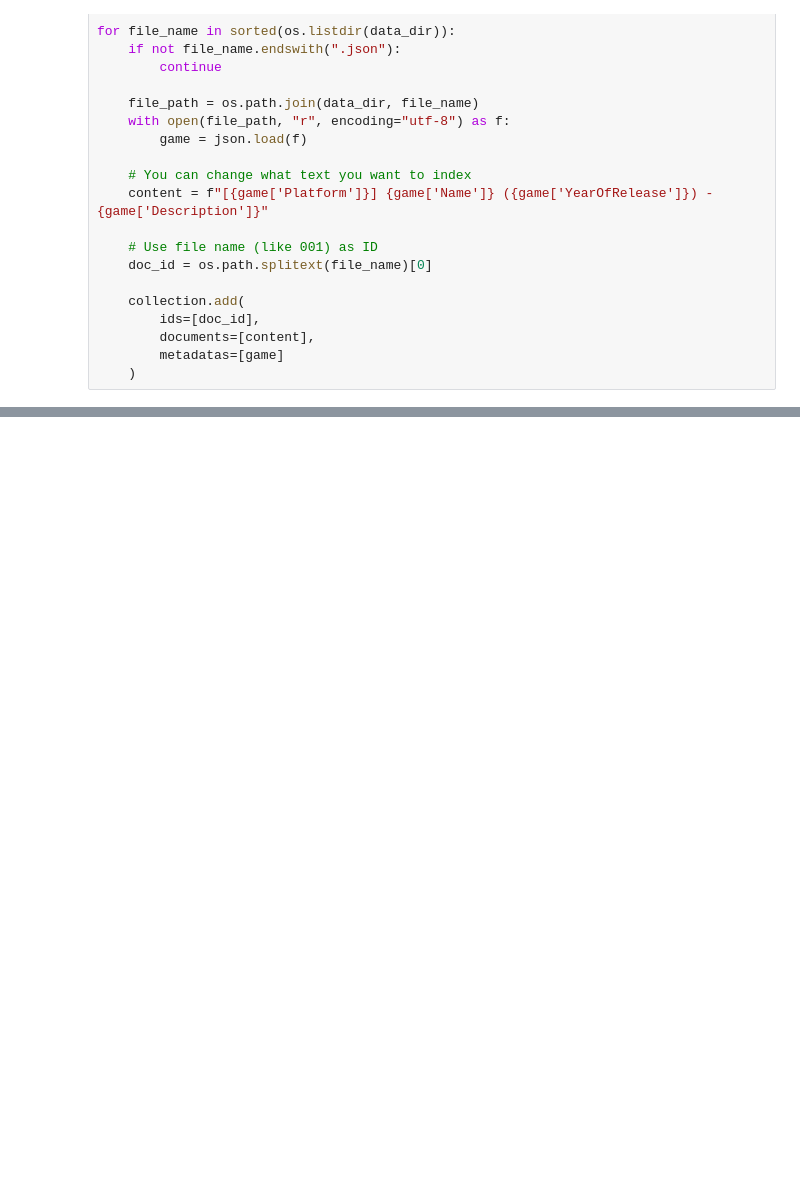
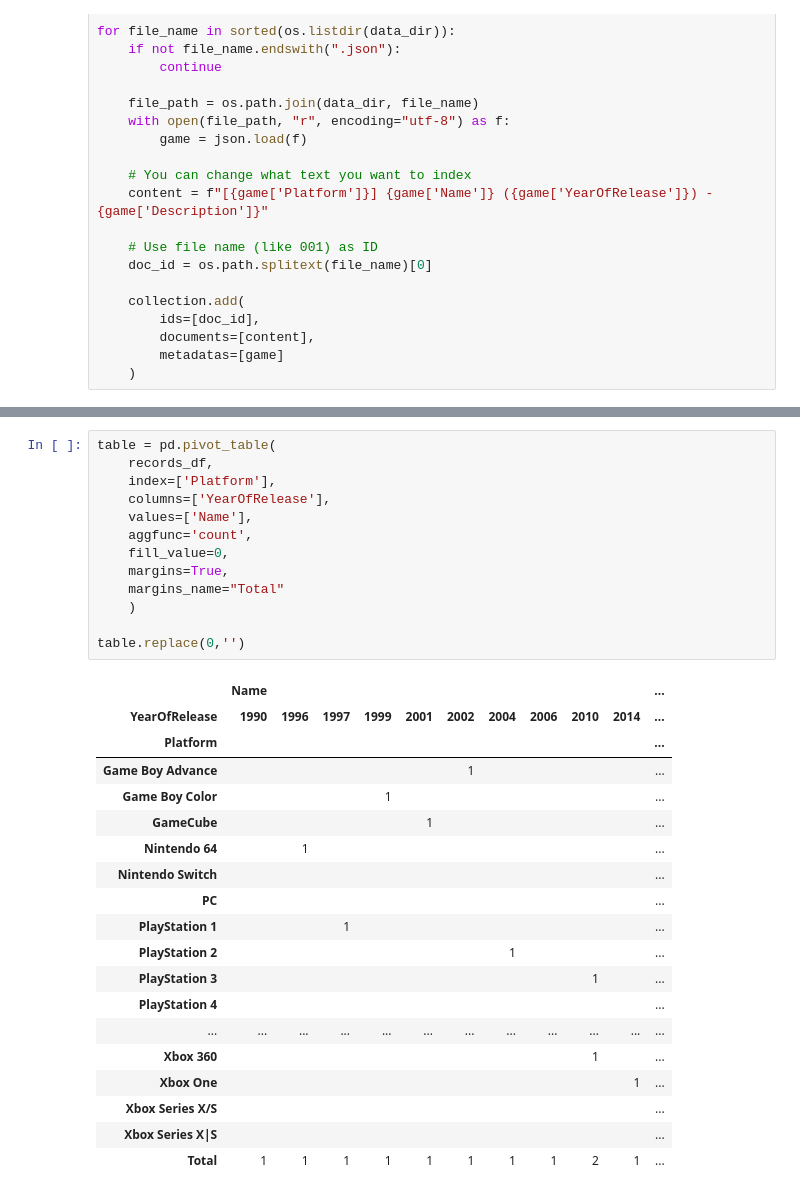
Before and after one commit to adityasinghrathore-asr/Agentic-Examples-, a Jupyter notebook: udacity/module_01_extending_tools/Udaplay_01_starter_project.ipynb, the cells around one changed output, grey strips where cells are left out. Drawn from its saved outputs; the diff is of its cells as text; blank space fills up the shorter version.

```diff
--- a/udacity/module_01_extending_tools/Udaplay_01_starter_project.ipynb
+++ b/udacity/module_01_extending_tools/Udaplay_01_starter_project.ipynb
@@ -218,0 +202,33 @@ records_df
+# %%
+table = pd.pivot_table(
+    records_df,
+    index=['Platform'],
+    columns=['YearOfRelease'],
+    values=['Name'],
+    aggfunc='count',
+    fill_value=0,
+    margins=True,
+    margins_name="Total"
+    )
+
+table.replace(0,'')
+# %% [output]
+|  | Name |  |  |  |  |  |  |  |  |  | ... |
+| YearOfRelease | 1990 | 1996 | 1997 | 1999 | 2001 | 2002 | 2004 | 2006 | 2010 | 2014 | ... |
+| Platform |  |  |  |  |  |  |  |  |  |  | ... |
+| Game Boy Advance |  |  |  |  |  | 1 |  |  |  |  | ... |
+| Game Boy Color |  |  |  | 1 |  |  |  |  |  |  | ... |
+| GameCube |  |  |  |  | 1 |  |  |  |  |  | ... |
+| Nintendo 64 |  | 1 |  |  |  |  |  |  |  |  | ... |
+| Nintendo Switch |  |  |  |  |  |  |  |  |  |  | ... |
+| PC |  |  |  |  |  |  |  |  |  |  | ... |
+| PlayStation 1 |  |  | 1 |  |  |  |  |  |  |  | ... |
+| PlayStation 2 |  |  |  |  |  |  | 1 |  |  |  | ... |
+| PlayStation 3 |  |  |  |  |  |  |  |  | 1 |  | ... |
+| PlayStation 4 |  |  |  |  |  |  |  |  |  |  | ... |
+| ... | ... | ... | ... | ... | ... | ... | ... | ... | ... | ... | ... |
+| Xbox 360 |  |  |  |  |  |  |  |  | 1 |  | ... |
+| Xbox One |  |  |  |  |  |  |  |  |  | 1 | ... |
+| Xbox Series X/S |  |  |  |  |  |  |  |  |  |  | ... |
+| Xbox Series X|S |  |  |  |  |  |  |  |  |  |  | ... |
+| Total | 1 | 1 | 1 | 1 | 1 | 1 | 1 | 1 | 2 | 1 | ... |
```
Also changed, not shown: parts of 25 cells of this notebook, 3 other files.
